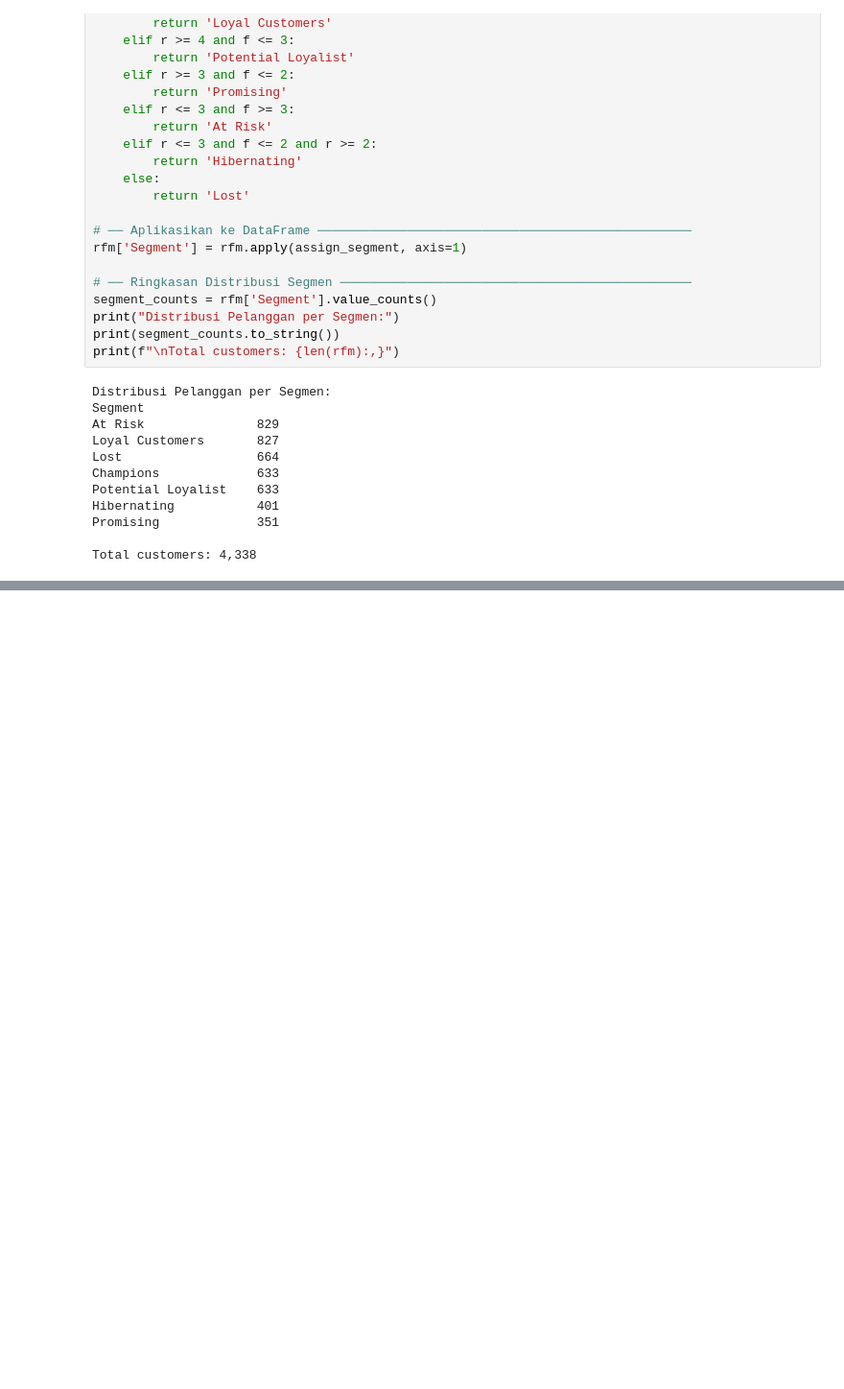
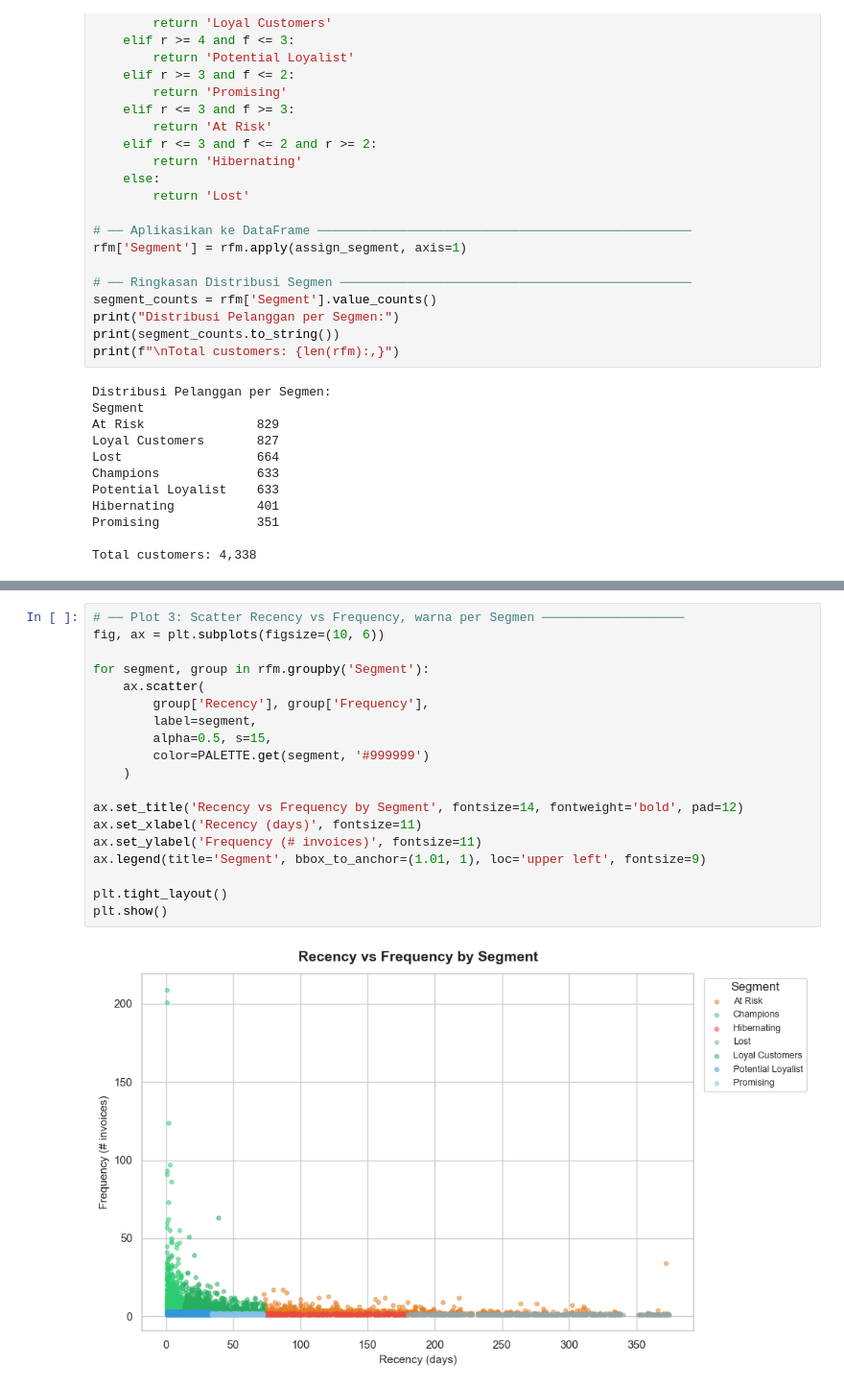
Before and after one commit to rdityaza/ecommerce-customer-segmentation-rfm, a Jupyter notebook: notebooks/02_rfm_analysis.ipynb, the cells around one changed output, grey strips where cells are left out. Shown at 96% size. Drawn from its saved outputs; the diff is of its cells as text; blank space fills up the shorter version.

```diff
--- a/notebooks/02_rfm_analysis.ipynb
+++ b/notebooks/02_rfm_analysis.ipynb
@@ -222,0 +311,21 @@ Total customers: 4,338
+# %%
+# ── Plot 3: Scatter Recency vs Frequency, warna per Segmen ───────────────────
+fig, ax = plt.subplots(figsize=(10, 6))
+
+for segment, group in rfm.groupby('Segment'):
+    ax.scatter(
+        group['Recency'], group['Frequency'],
+        label=segment,
+        alpha=0.5, s=15,
+        color=PALETTE.get(segment, '#999999')
+    )
+
+ax.set_title('Recency vs Frequency by Segment', fontsize=14, fontweight='bold', pad=12)
+ax.set_xlabel('Recency (days)', fontsize=11)
+ax.set_ylabel('Frequency (# invoices)', fontsize=11)
+ax.legend(title='Segment', bbox_to_anchor=(1.01, 1), loc='upper left', fontsize=9)
+
+plt.tight_layout()
+plt.show()
+# %% [output]
+[figure, added]
```
Also changed, not shown: parts of 4 cells of this notebook.
